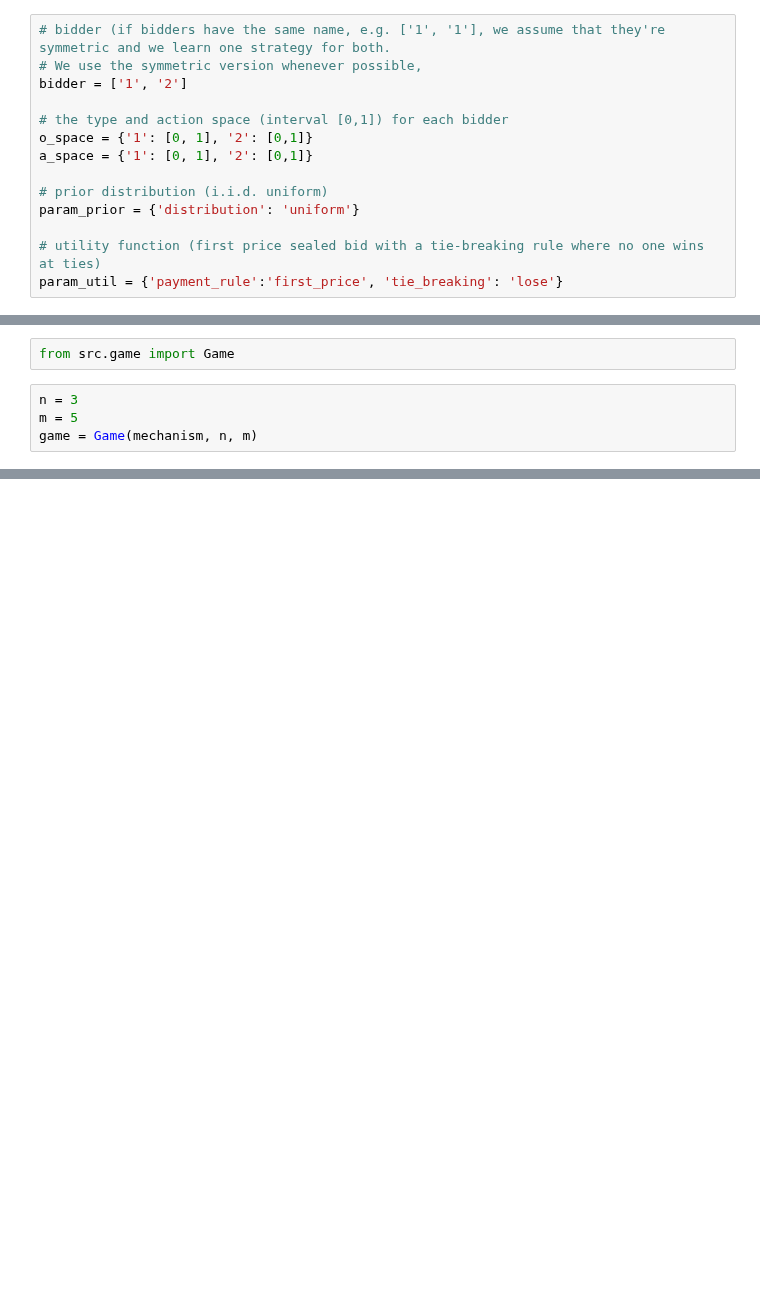
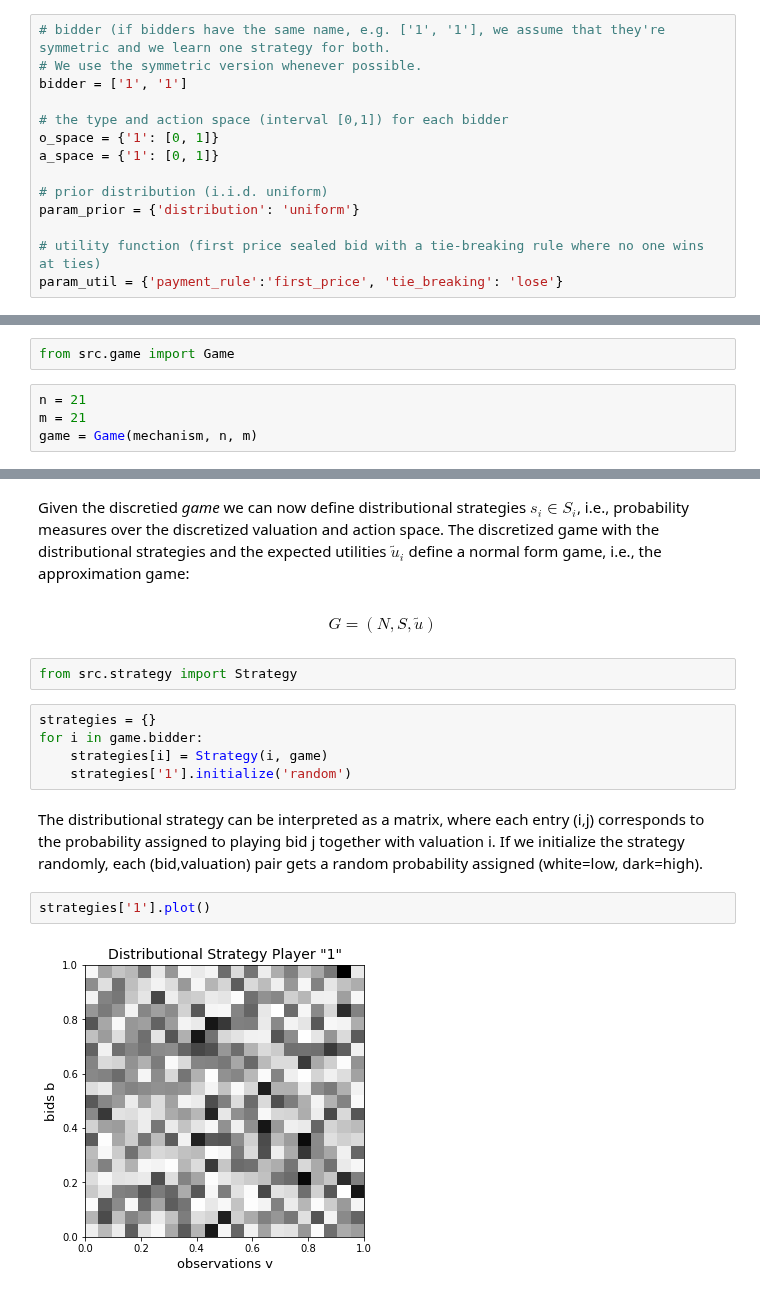
Before and after one commit to MOberlechner/soda, a Jupyter notebook: notebooks/intro.ipynb, the cells around one changed output, grey strips where cells are left out. Drawn from its saved outputs; the diff is of its cells as text; blank space fills up the shorter version.

```diff
--- a/notebooks/intro.ipynb
+++ b/notebooks/intro.ipynb
@@ -26,12 +28,12 @@ The Single Item Auction is modelled as a Bayesian (Incomplete Information) Game
 - $u_i:V_i \times A \rightarrow \mathbb{R}$ utility function (induced by auction format)
 # %%
 # bidder (if bidders have the same name, e.g. ['1', '1'], we assume that they're symmetric and we learn one strategy for both.
-# We use the symmetric version whenever possible,
-bidder = ['1', '2']
+# We use the symmetric version whenever possible.
+bidder = ['1', '1']
 
 # the type and action space (interval [0,1]) for each bidder
-o_space = {'1': [0, 1], '2': [0,1]}
-a_space = {'1': [0, 1], '2': [0,1]}
+o_space = {'1': [0, 1]}
+a_space = {'1': [0, 1]}
 
 # prior distribution (i.i.d. uniform)
 param_prior = {'distribution': 'uniform'}
@@ -58,7 +60,7 @@ We only have to specify the number of discretization points for valuation (*n*)
 # %%
 from src.game import Game
 # %%
-n = 3
-m = 5
+n = 21
+m = 21
 game = Game(mechanism, n, m)
 # %% [markdown]
@@ -79,0 +90,21 @@ game.utility['1'].shape
+# %% [markdown]
+Given the discretied *game* we can now define distributional strategies $s_i \in S_i$, i.e., probability measures over the discretized valuation and action space. The discretized game with the distributional strategies and the expected utilities $\tilde u_i$ define a normal form game, i.e., the approximation game:
+# %% [markdown]
+
+\begin{equation}
+    G = (N, S, \tilde u)
+\end{equation}
+# %%
+from src.strategy import Strategy
+# %%
+strategies = {}
+for i in game.bidder:
+    strategies[i] = Strategy(i, game)
+    strategies['1'].initialize('random')
+# %% [markdown]
+The distributional strategy can be interpreted as a matrix, where each entry (i,j) corresponds to the probability assigned to playing bid j together with valuation i.
+If we initialize the strategy randomly, each (bid,valuation) pair gets a random probability assigned (white=low, dark=high).
+# %%
+strategies['1'].plot()
+# %% [output]
+[figure, added]
```
Also changed, not shown: parts of 29 cells of this notebook.
